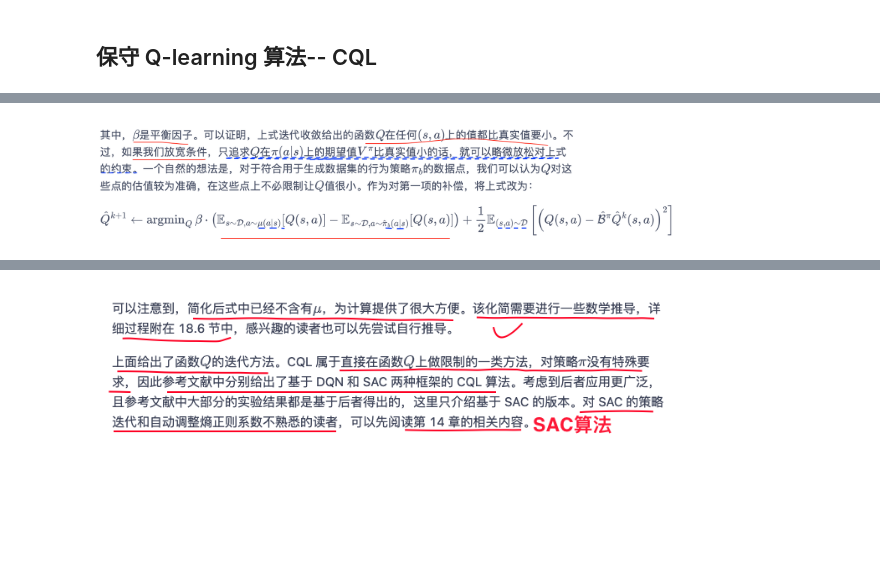
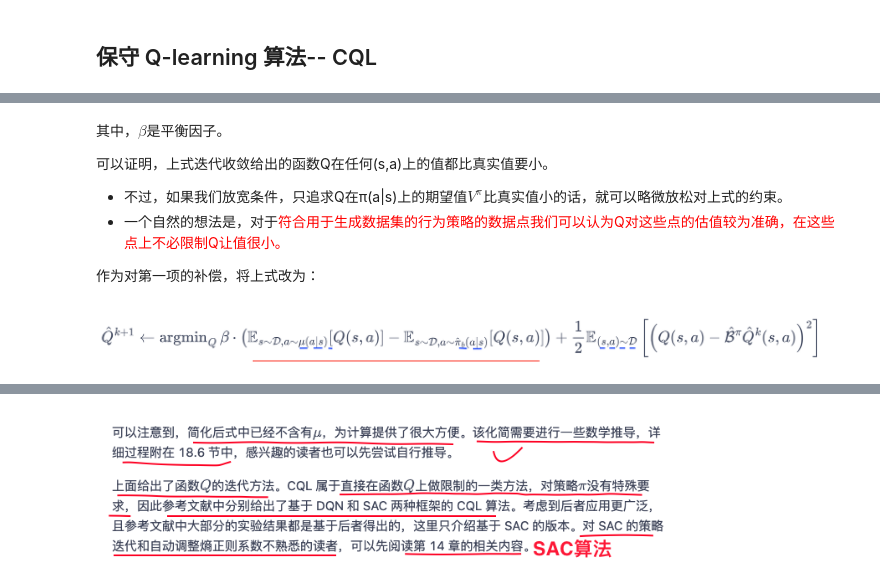
Before and after one commit to ztaoing/DeepRL_Steps, a Jupyter notebook: Hands-on-RL/16-离线强化学习(外推误差).ipynb, the cells around one changed output, grey strips where cells are left out. Drawn from its saved outputs; the diff is of its cells as text; code cells hidden in the pictures; blank space fills up the shorter version.

```diff
--- a/Hands-on-RL/16-离线强化学习(外推误差).ipynb
+++ b/Hands-on-RL/16-离线强化学习(外推误差).ipynb
@@ -147,7 +156,15 @@ Image(filename='./image/cql_qlearing_01.png',width=600)
+# %% [markdown]
+其中，$β$是平衡因子。
+
+可以证明，上式迭代收敛给出的函数Q在任何(s,a)上的值都比真实值要小。
+- 不过，如果我们放宽条件，只追求Q在π(a|s)上的期望值$V^π$比真实值小的话，就可以略微放松对上式的约束。
+- 一个自然的想法是，对于<font color='red'>符合用于生成数据集的行为策略的数据点<font>我们可以认为Q对这些点的估值较为准确，在这些点上不必限制Q让值很小。
+
+作为对第一项的补偿，将上式改为：
 # %%
-Image(filename='./image/cql_qlearing_02.png',width=600)
+Image(filename='./image/cql_qlearing_02.png')
 # %% [output]
-[figure, old version]
+[figure, new version]
 # %%
 Image(filename='./image/cql_01.png',width=600)
 # %% [output]
```
Also changed, not shown: parts of 11 cells of this notebook, 7 other files.
